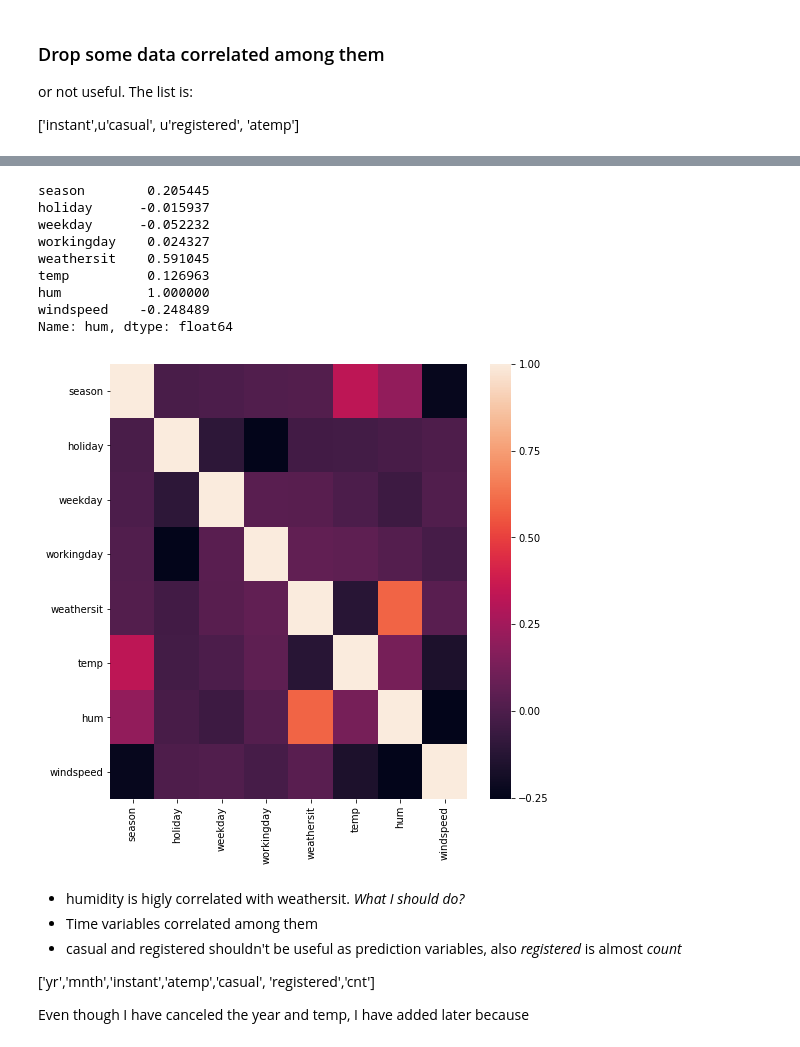
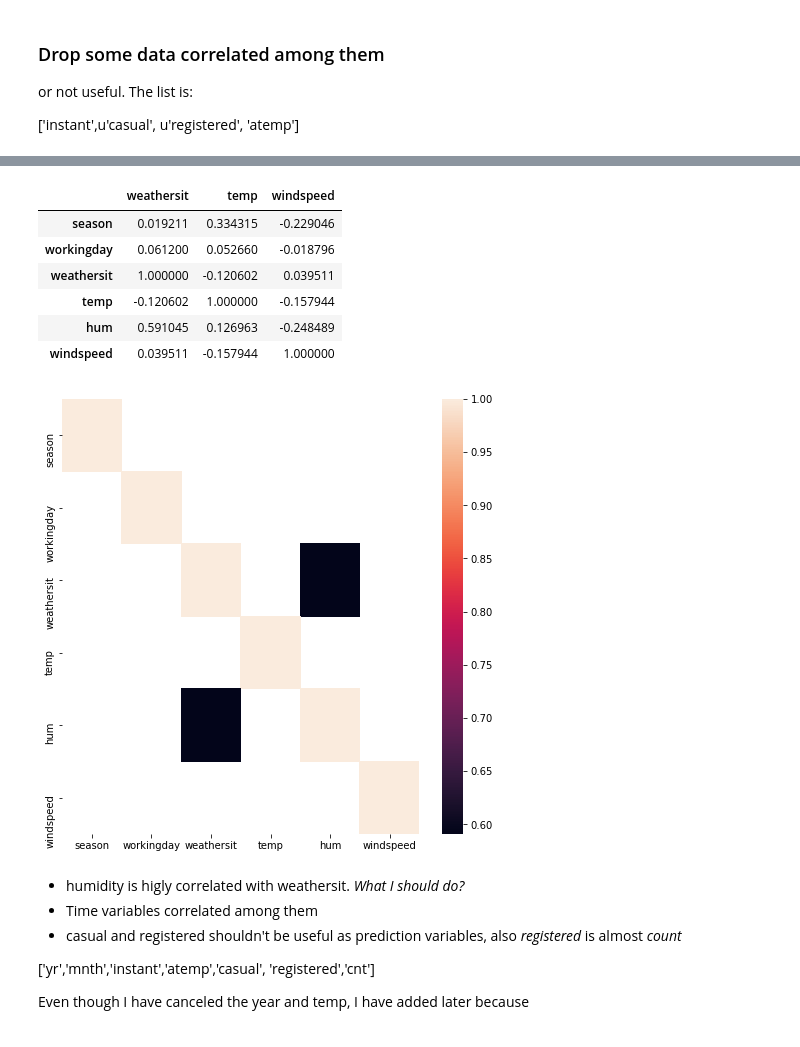
Before and after one commit to josesoyo/Bike-Sharing, a Jupyter notebook: Test Bikes.ipynb, the cells around one changed output, grey strips where cells are left out. Drawn from its saved outputs; the diff is of its cells as text; code cells hidden in the pictures.

```diff
--- a/Test Bikes.ipynb
+++ b/Test Bikes.ipynb
@@ -114,6 +136,6 @@ or not useful. The list is:
 
 ['instant',u'casual', u'registered', 'atemp']
 # %%
-print dataset.columns
-new_dataset_df = dataset.drop(['dteday','yr','mnth','instant','atemp','casual', 'registered','cnt'], axis=1)
+print(dataset.columns)
+new_dataset_df = dataset.drop(['dteday','yr','mnth','instant','casual', 'registered','cnt', 'weekday', 'holiday', 'atemp'], axis=1)  # 'atemp',
 # %% [output]
@@ -145,21 +152,19 @@ array([[<matplotlib.axes._subplots.AxesSubplot object at 0x...>,
 # %%
 corr = new_dataset_df.corr()
 plt.figure(figsize=(8,8))
-sns.heatmap(corr,
+sns.heatmap(corr[abs(corr)>0.5],
             xticklabels=corr.columns.values,
             yticklabels=corr.columns.values)
-corr['hum']
+corr[['weathersit', 'temp','windspeed']]
 # %% [output]
-season        0.205445
-holiday      -0.015937
-weekday      -0.052232
-workingday    0.024327
-weathersit    0.591045
-temp          0.126963
-hum           1.000000
-windspeed    -0.248489
-Name: hum, dtype: float64
+|  | weathersit | temp | windspeed |
+| season | 0.019211 | 0.334315 | -0.229046 |
+| workingday | 0.061200 | 0.052660 | -0.018796 |
+| weathersit | 1.000000 | -0.120602 | 0.039511 |
+| temp | -0.120602 | 1.000000 | -0.157944 |
+| hum | 0.591045 | 0.126963 | -0.248489 |
+| windspeed | 0.039511 | -0.157944 | 1.000000 |
-[figure, old version]
+[figure, new version]
 # %% [markdown]
 - humidity is higly correlated with weathersit. _What I should do?_
 - Time variables correlated among them
```
Also changed, not shown: parts of 30 cells of this notebook.
